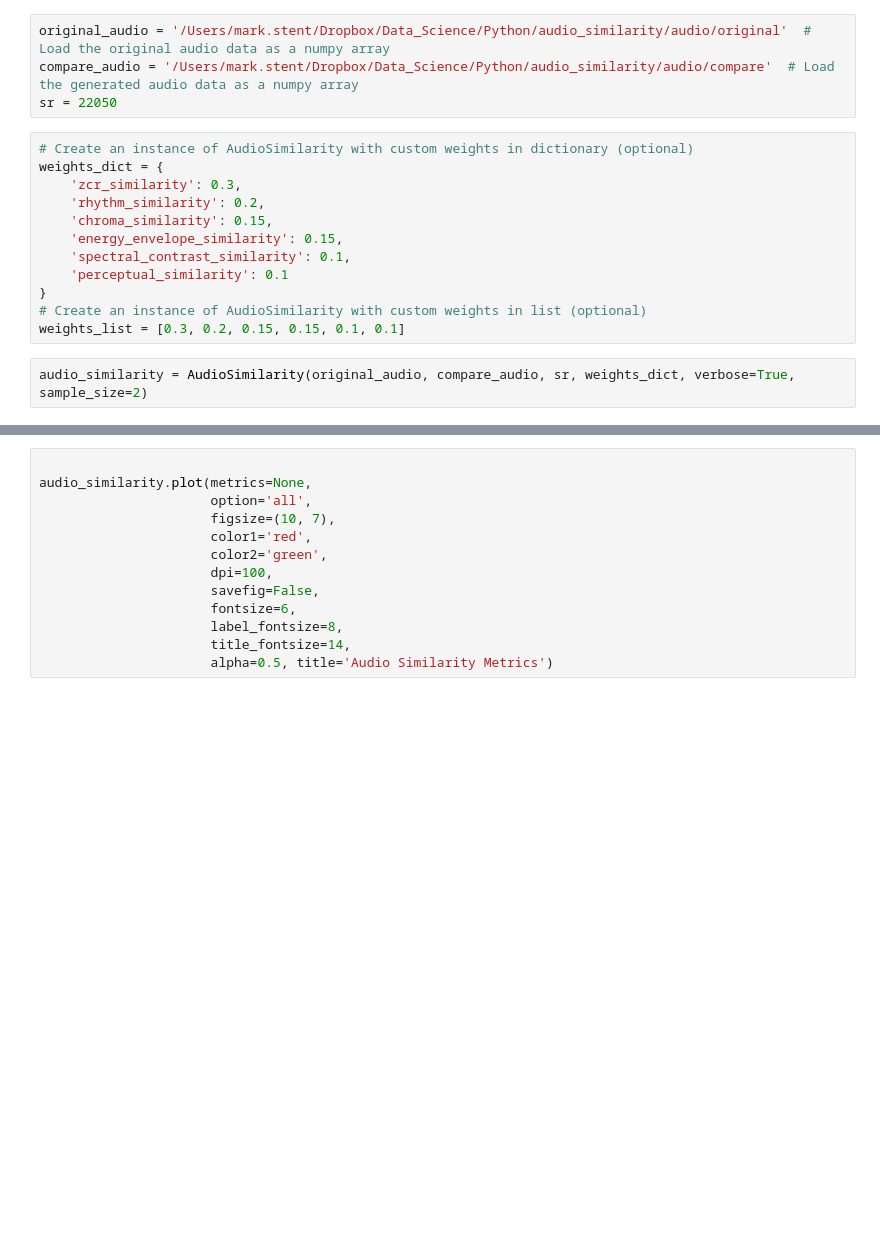
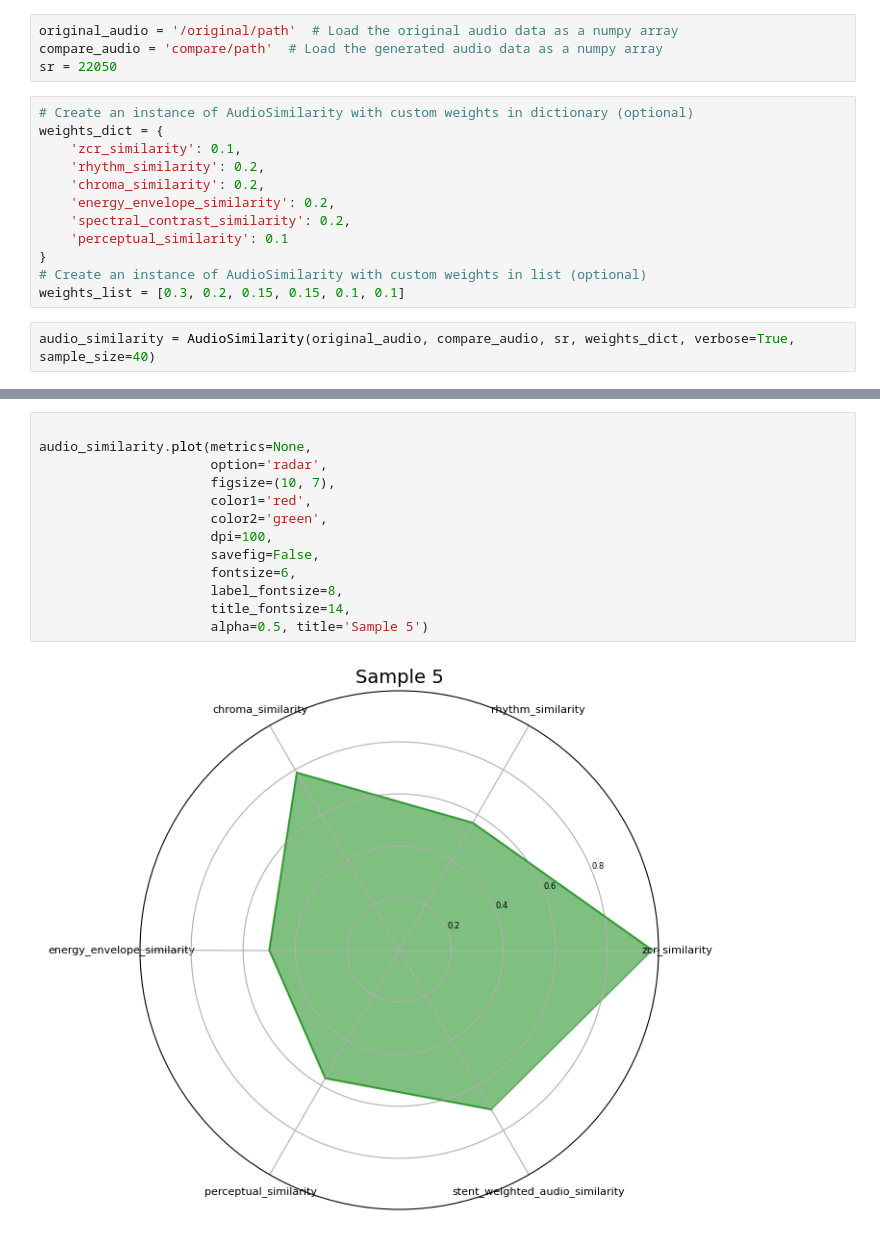
Before and after one commit to markstent/audio-similarity, a Jupyter notebook: notebooks/demo.ipynb, the cells around one changed output, grey strips where cells are left out. Saved outputs shown, nothing was run; the diff lists cells and outputs as text; blank space fills up the shorter version.

```diff
--- a/notebooks/demo.ipynb
+++ b/notebooks/demo.ipynb
@@ -15,23 +15,23 @@ sys.path.append(parent_dir)
 
 from audio_similarity.audio_similarity import AudioSimilarity
 # %%
-original_audio = '/Users/mark.stent/Dropbox/Data_Science/Python/audio_similarity/audio/original'  # Load the original audio data as a numpy array
-compare_audio = '/Users/mark.stent/Dropbox/Data_Science/Python/audio_similarity/audio/compare'  # Load the generated audio data as a numpy array
+original_audio = '/original/path'  # Load the original audio data as a numpy array
+compare_audio = 'compare/path'  # Load the generated audio data as a numpy array
 sr = 22050
 # %%
 # Create an instance of AudioSimilarity with custom weights in dictionary (optional)
 weights_dict = {
-    'zcr_similarity': 0.3,
+    'zcr_similarity': 0.1,
     'rhythm_similarity': 0.2,
-    'chroma_similarity': 0.15,
-    'energy_envelope_similarity': 0.15,
-    'spectral_contrast_similarity': 0.1,
+    'chroma_similarity': 0.2,
+    'energy_envelope_similarity': 0.2,
+    'spectral_contrast_similarity': 0.2,
     'perceptual_similarity': 0.1
 }
 # Create an instance of AudioSimilarity with custom weights in list (optional)
 weights_list = [0.3, 0.2, 0.15, 0.15, 0.1, 0.1]
 # %%
-audio_similarity = AudioSimilarity(original_audio, compare_audio, sr, weights_dict, verbose=True, sample_size=2)
+audio_similarity = AudioSimilarity(original_audio, compare_audio, sr, weights_dict, verbose=True, sample_size=40)
 # %%
 # Calculate all metrics as dictionary and display in a Pandas dataframe
 
@@ -42,13 +58,15 @@ df
 # %%
 
 audio_similarity.plot(metrics=None,
-                      option='all',
+                      option='radar',
                       figsize=(10, 7),
                       color1='red',
                       color2='green',
                       dpi=100,
                       savefig=False,
                       fontsize=6,
                       label_fontsize=8,
                       title_fontsize=14,
-                      alpha=0.5, title='Audio Similarity Metrics')
+                      alpha=0.5, title='Sample 5')
+# %% [output]
+[figure, added]
```
Also changed, not shown: parts of 2 cells of this notebook, 5 other files.
